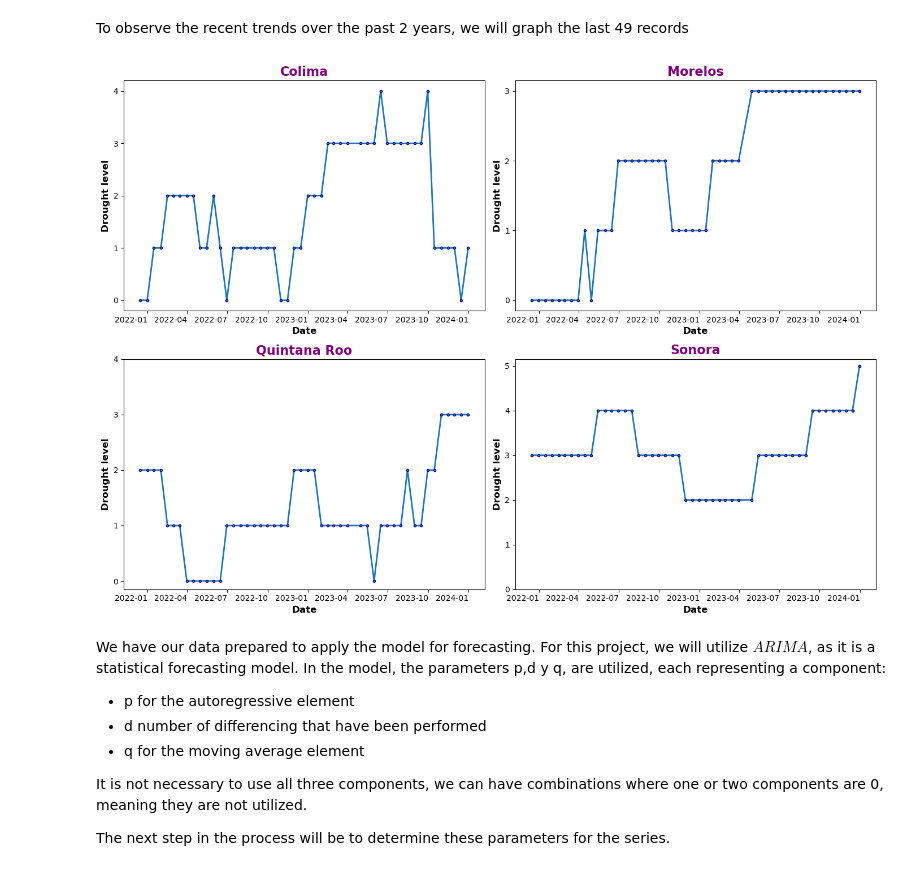
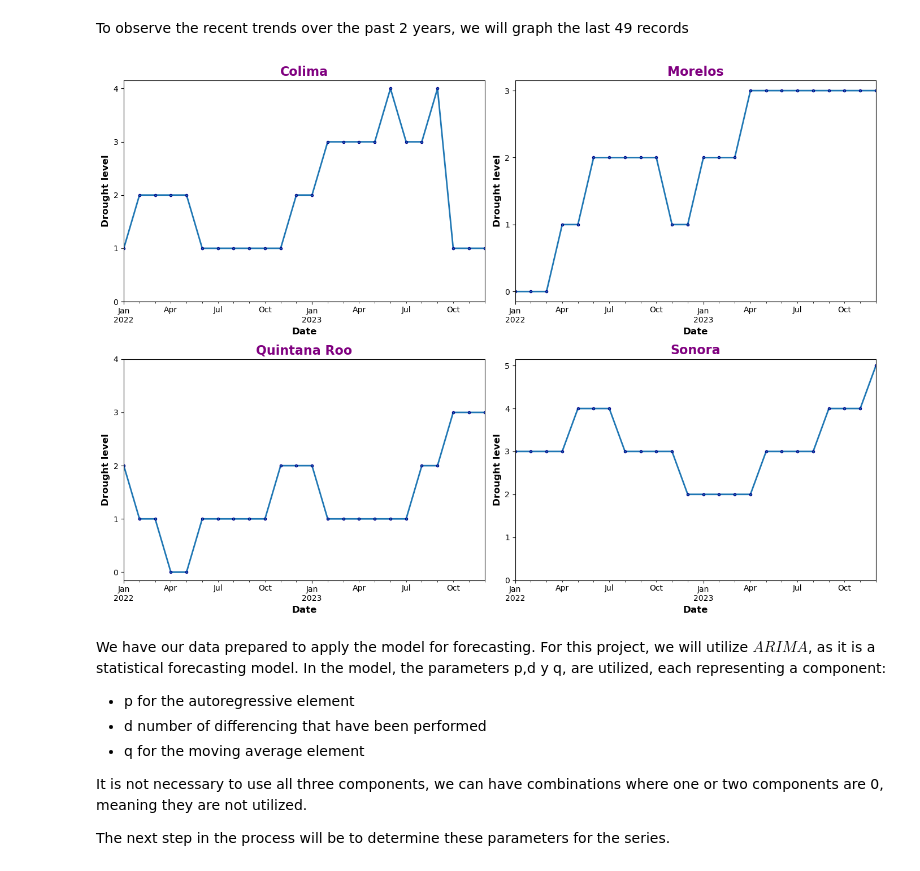
Before and after one commit to CCT-Dublin/capstone-project-feb-2024-ft-Denisse14GT, a Jupyter notebook: Ca3.ipynb, the cells around one changed output. Saved outputs shown, nothing was run; the diff lists cells and outputs as text; code cells hidden in the pictures.

```diff
--- a/Ca3.ipynb
+++ b/Ca3.ipynb
@@ -215,19 +271,2 @@ df_new2.head()
 # %% [markdown]
 Once our data is prepared, we will plot the drought levels for all states to observe their behavior since 2003.
-# %%
-fig, axes = plt.subplots(nrows=len(df_new2.columns), ncols=1, figsize=(7, 5*len(df_new2.columns)))
-#fig, axes = plt.subplots(nrows=2, ncols=2, figsize=(14, 10))
-#axes = axes.flatten()
-
-for i, col in enumerate(df_new2.columns):
-    df_new2[col].plot(ax=axes[i],marker='o',markersize=2,markeredgecolor='darkblue',linewidth=1)
-    axes[i].set_ylabel('Drought level',fontweight='bold')
-    axes[i].set_xlabel('Date',fontweight='bold')
-    axes[i].set_title(col,fontdict={'fontsize': 14, 'fontweight': 'bold', 'color': 'purple'})
-    axes[i].xaxis.set_tick_params(rotation=0)
-    y_ticks = range(int(df_new2[col].min()), int(df_new2[col].max()) + 1)
-    axes[i].set_yticks(y_ticks)
-
-plt.tight_layout()
-
-plt.show()
@@ -235,0 +277,26 @@ plt.show()
+# %%
+fig, axes = plt.subplots(nrows=len(df_new2.columns), ncols=1, figsize=(7, 5 * len(df_new2.columns)))
+
+
+start_year = 2002
+end_year = 2025
+
+
+for i, col in enumerate(df_new2.columns):
+    df_new2[col].plot(ax=axes[i], marker='o', markersize=2, markeredgecolor='darkblue', linewidth=1)
+
+
+    axes[i].set_ylabel('Drought Level', fontweight='bold')
+    axes[i].set_xlabel('Date', fontweight='bold')
+    axes[i].set_title(col, fontdict={'fontsize': 14, 'fontweight': 'bold', 'color': 'purple'})
+
+
+    axes[i].set_xlim(pd.Timestamp(f'{start_year}-01-31'), pd.Timestamp(f'{end_year}-12-31'))
+
+
+    y_ticks = range(int(df_new2[col].min()), int(df_new2[col].max()) + 1)
+    axes[i].set_yticks(y_ticks)
+
+
+plt.tight_layout()
+plt.show()
@@ -236,26 +305,26 @@ plt.show()
 # %% [markdown]
 To observe the recent trends over the past 2 years, we will graph the last 49 records
 # %%
-ultimas_20_filas = df_new2.tail(49)
+ultimas_20_filas = df_new2.tail(24)
 
 #fig, axes = plt.subplots(nrows=len(df_new2.columns), ncols=1, figsize=(7, 5*len(df_new2.columns)))
 fig, axes = plt.subplots(nrows=2, ncols=2, figsize=(14, 10))
 axes = axes.flatten()
 
 for i, col in enumerate(df_new2.columns):
     ultimas_20_filas[col].plot(ax=axes[i],marker='o',markersize=3,markeredgecolor='darkblue',linewidth=2)
     axes[i].set_ylabel('Drought level',fontweight='bold',fontsize=12)
     axes[i].set_xlabel('Date',fontweight='bold',fontsize=12)
     axes[i].set_title(col,fontdict={'fontsize': 16, 'fontweight': 'bold', 'color': 'purple'})
     axes[i].xaxis.set_tick_params(rotation=0)
     y_ticks = range(int(df_new2[col].min()), int(df_new2[col].max()) + 1)
     axes[i].set_yticks(y_ticks)
 
 plt.tight_layout()
 
 plt.show()
 # %% [output]
-[figure, old version]
+[figure, new version]
 # %%
 from statsmodels.graphics.tsaplots import plot_acf, plot_pacf
 import matplotlib.ticker as plticker
```
Also changed, not shown: parts of 70 cells of this notebook.
